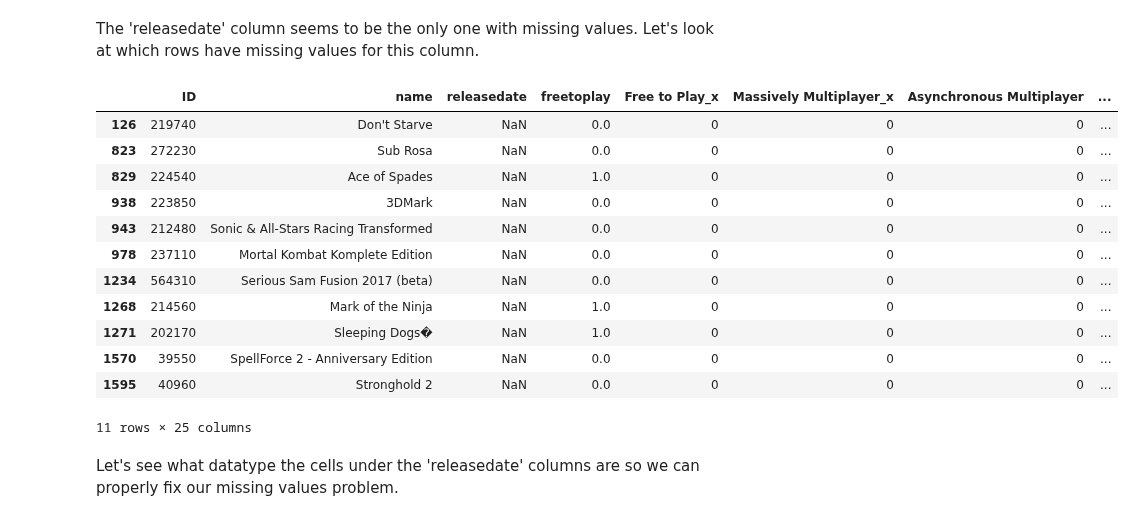
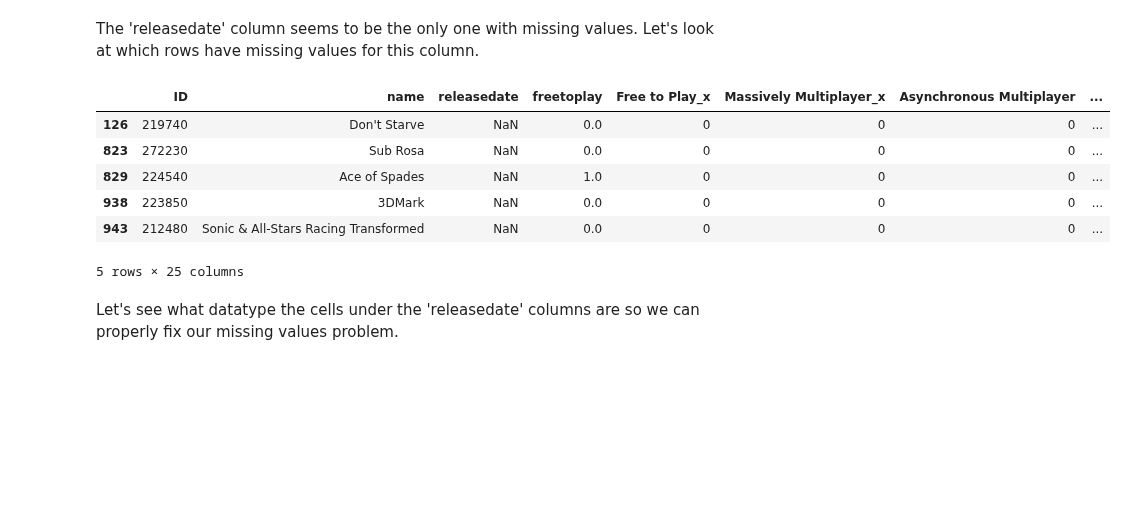
Before and after one commit to tnn050/Social-Gaming-During-COVID-19, a Jupyter notebook: FinalProject_group044.ipynb, the cells around one changed output. Drawn from its saved outputs; the diff is of its cells as text; code cells hidden in the pictures; blank space fills up the shorter version.

```diff
--- a/FinalProject_group044.ipynb
+++ b/FinalProject_group044.ipynb
@@ -296,21 +296,15 @@ dtype: bool
 # %% [markdown]
 The 'releasedate' column seems to be the only one with missing values. Let's look at which rows have missing values for this column.
 # %%
-combined_reduced[combined_reduced['releasedate'].isna()]
+combined_reduced[combined_reduced['releasedate'].isna()].head()
 # %% [output]
 |  | ID | name | releasedate | freetoplay | Free to Play_x | Massively Multiplayer_x | Asynchronous Multiplayer | ... |
 | 126 | 219740 | Don't Starve | NaN | 0.0 | 0 | 0 | 0 | ... |
 | 823 | 272230 | Sub Rosa | NaN | 0.0 | 0 | 0 | 0 | ... |
 | 829 | 224540 | Ace of Spades | NaN | 1.0 | 0 | 0 | 0 | ... |
 | 938 | 223850 | 3DMark | NaN | 0.0 | 0 | 0 | 0 | ... |
 | 943 | 212480 | Sonic & All-Stars Racing Transformed | NaN | 0.0 | 0 | 0 | 0 | ... |
-| 978 | 237110 | Mortal Kombat Komplete Edition | NaN | 0.0 | 0 | 0 | 0 | ... |
-| 1234 | 564310 | Serious Sam Fusion 2017 (beta) | NaN | 0.0 | 0 | 0 | 0 | ... |
-| 1268 | 214560 | Mark of the Ninja | NaN | 1.0 | 0 | 0 | 0 | ... |
-| 1271 | 202170 | Sleeping Dogs� | NaN | 1.0 | 0 | 0 | 0 | ... |
-| 1570 | 39550 | SpellForce 2 - Anniversary Edition | NaN | 0.0 | 0 | 0 | 0 | ... |
-| 1595 | 40960 | Stronghold 2 | NaN | 0.0 | 0 | 0 | 0 | ... |
-11 rows × 25 columns
+5 rows × 25 columns
 # %% [markdown]
 Let's see what datatype the cells under the 'releasedate' columns are so we can properly fix our missing values problem.
 # %%
```
